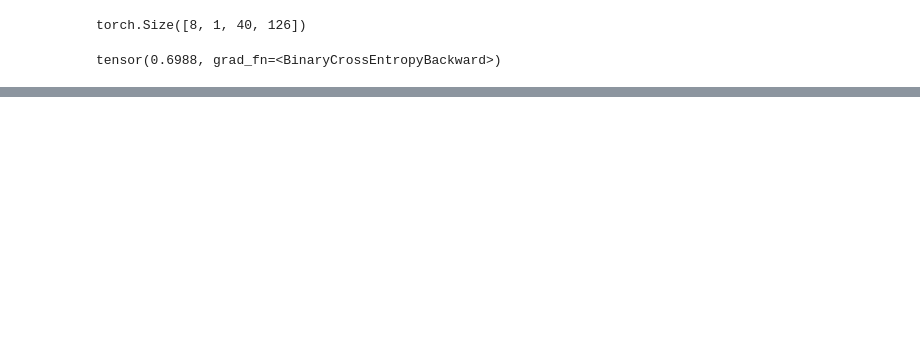
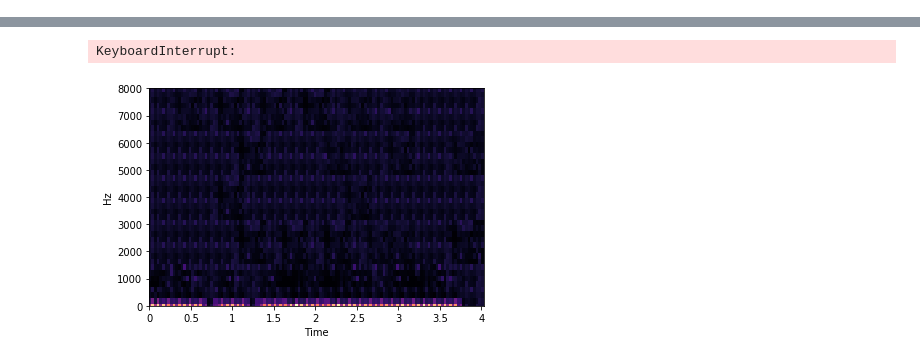
Before and after one commit to pgigioli/music_ml, a Jupyter notebook: train_autoencoder.ipynb, the cells around one changed output, grey strips where cells are left out. Drawn from its saved outputs; the diff is of its cells as text; code cells hidden in the pictures; blank space fills up the shorter version.

Commit message:
training + validation loop

```diff
--- a/train_autoencoder.ipynb
+++ b/train_autoencoder.ipynb
@@ -51,8 +51,14 @@ class Autoencoder(nn.Module):
         return outputs
 # %%
 hparams = {
+    'feature_type' : 'mfcc',
+    'instrument_source' : [0],
+    'scaling' : 'normalize',
     'n_epochs' : 25,
     'batch_size' : 32,
     'lr' : 0.001,
-    'hidden_dim' : 512
+    'hidden_dim' : 512,
+    'display_iters' : 10,
+    'val_iters' : 100,
+    'n_val_samples' : 1000
 }
@@ -61,2 +64,0 @@ SyntaxError: invalid syntax (<ipython-input-58-7d42eb769332>, line 3)
-# %%
-batch = torch.tensor(np.random.rand(8, 1, 40, 126), dtype=torch.float32)
@@ -63,2 +81,5 @@ batch = torch.tensor(np.random.rand(8, 1, 40, 126), dtype=torch.float32)
+# %%
+train_dataloader = torch.utils.data.DataLoader(train_dataset, batch_size=hparams['batch_size'], shuffle=True)
+val_dataloader = torch.utils.data.DataLoader(val_dataset, batch_size=hparams['batch_size'], shuffle=True)
 # %%
 model = Autoencoder(h_dim=hparams['hidden_dim'])
@@ -67,12 +86,43 @@ outputs = model(batch)
-# %%
-outputs.size()
-# %% [output]
-torch.Size([8, 1, 40, 126])
 # %%
 optimizer = torch.optim.Adam(model.parameters(), lr=hparams['lr'])
-# %%
-loss = nn.BCELoss()
-# %%
-loss(outputs, batch)
-# %% [output]
-tensor(0.6988, grad_fn=<BinaryCrossEntropyBackward>)
+# %%
+loss_fn = nn.BCELoss()
+
+for epoch in range(hparams['n_epochs']):
+    itr = 0
+    for batch in train_dataloader:
+        itr += 1
+        batch = batch.unsqueeze(1)
+        outputs = model(batch)
+
+        loss = loss_fn(outputs, batch)
+        loss.backward()
+        optimizer.step()
+
+        if itr % hparams['display_iters'] == 0:
+            print('[{}, {:5d}] loss : {:.4f}'.format(epoch, itr, loss.item()))
+
+        if itr % hparams['val_iters'] == 0:
+            val_dataloader = torch.utils.data.DataLoader(val_dataset, batch_size=hparams['batch_size'], shuffle=True)
+
+            model.eval()
+
+            ct, i, val_loss = 0, 0, 0.0
+            for batch in val_dataloader:
+                i += 1
+                ct += batch.size(0)
+                batch = batch.unsqueeze(1)
+                outputs = model(batch)
+
+                loss = loss_fn(outputs, batch)
+                val_loss += (loss.item() - val_loss)/i
+
+                if ct >= hparams['n_val_samples']:
+                    break
+
+            print('Val - loss : {:.4f}'.format(val_loss))
+            librosa.display.specshow(batch[0][0].numpy(), sr=16000, x_axis='time', y_axis='hz')
+            librosa.display.specshow(outputs[0][0].detach().numpy(), sr=16000, x_axis='time', y_axis='hz')
+
+            model.train()
+# %% [output]
@@ -78,0 +146,2 @@ tensor(0.6988, grad_fn=<BinaryCrossEntropyBackward>)
+KeyboardInterrupt:
+[figure, added]
```
Also changed, not shown: parts of 19 cells of this notebook, 2 other files.
